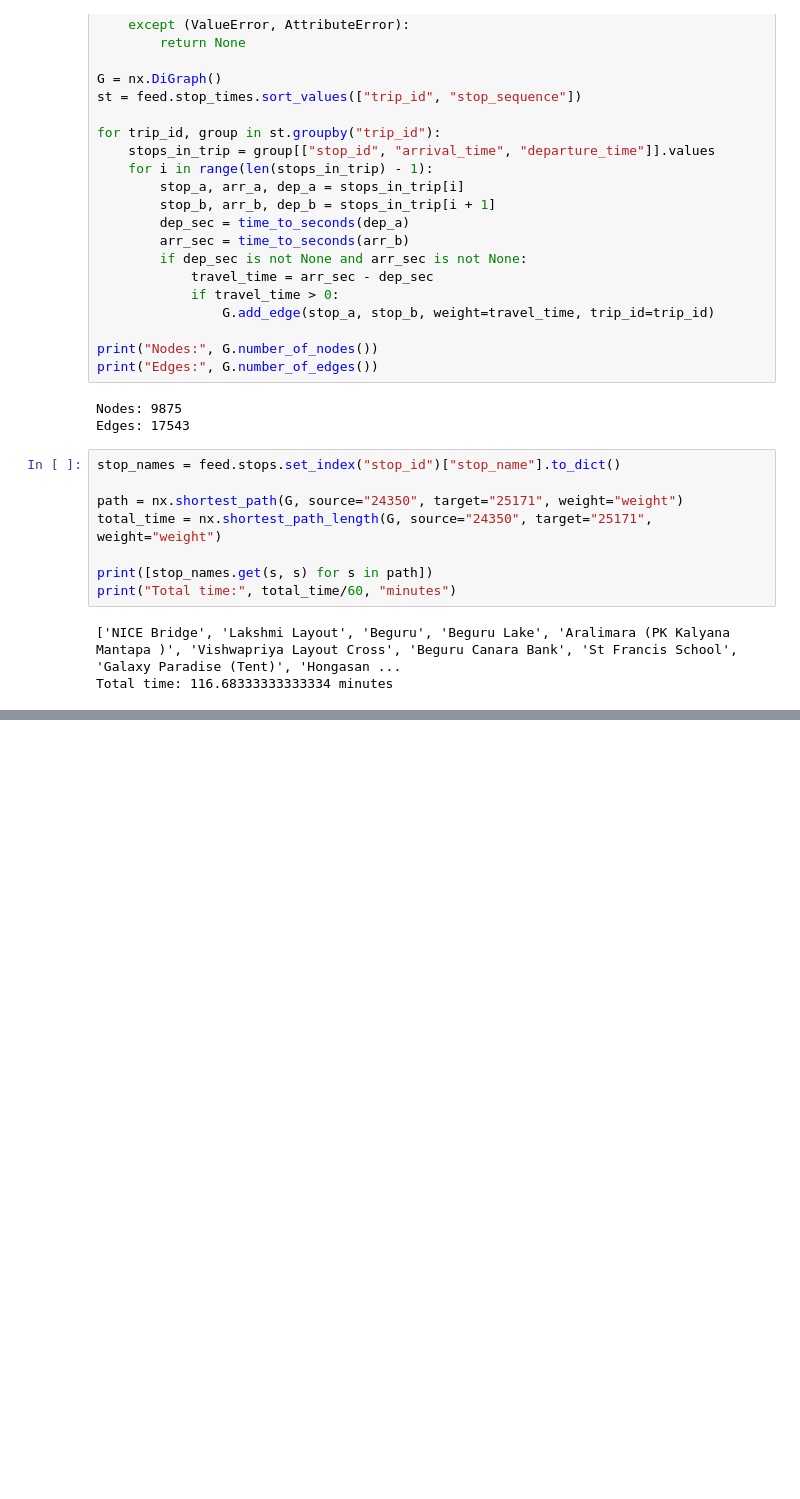
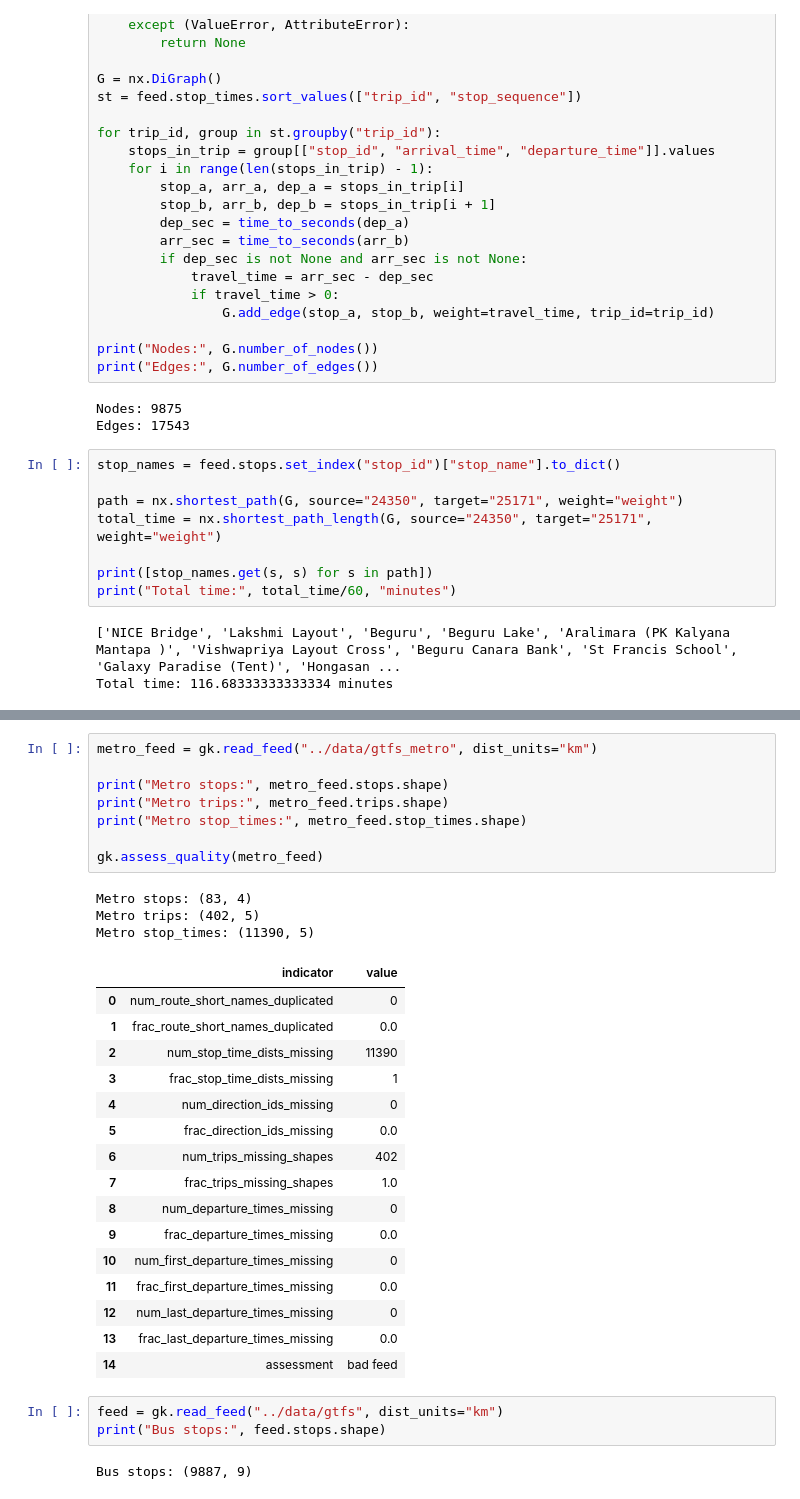
Before and after one commit to samyyuukthaaa/idp_blr, a Jupyter notebook: notebooks/01_explore_gtfs.ipynb, the cells around one changed output, grey strips where cells are left out. Saved outputs shown, nothing was run; the diff lists cells and outputs as text; blank space fills up the shorter version.

```diff
--- a/notebooks/01_explore_gtfs.ipynb
+++ b/notebooks/01_explore_gtfs.ipynb
@@ -68,3 +68,36 @@ m.save("../data/route_map.html")
 m
 # %% [output]
 [interactive output not drawn]
+# %%
+metro_feed = gk.read_feed("../data/gtfs_metro", dist_units="km")
+
+print("Metro stops:", metro_feed.stops.shape)
+print("Metro trips:", metro_feed.trips.shape)
+print("Metro stop_times:", metro_feed.stop_times.shape)
+
+gk.assess_quality(metro_feed)
+# %% [output]
+Metro stops: (83, 4)
+Metro trips: (402, 5)
+Metro stop_times: (11390, 5)
+|  | indicator | value |
+| 0 | num_route_short_names_duplicated | 0 |
+| 1 | frac_route_short_names_duplicated | 0.0 |
+| 2 | num_stop_time_dists_missing | 11390 |
+| 3 | frac_stop_time_dists_missing | 1 |
+| 4 | num_direction_ids_missing | 0 |
+| 5 | frac_direction_ids_missing | 0.0 |
+| 6 | num_trips_missing_shapes | 402 |
+| 7 | frac_trips_missing_shapes | 1.0 |
+| 8 | num_departure_times_missing | 0 |
+| 9 | frac_departure_times_missing | 0.0 |
+| 10 | num_first_departure_times_missing | 0 |
+| 11 | frac_first_departure_times_missing | 0.0 |
+| 12 | num_last_departure_times_missing | 0 |
+| 13 | frac_last_departure_times_missing | 0.0 |
+| 14 | assessment | bad feed |
+# %%
+feed = gk.read_feed("../data/gtfs", dist_units="km")
+print("Bus stops:", feed.stops.shape)
+# %% [output]
+Bus stops: (9887, 9)
```
Also changed, not shown: parts of 2 cells of this notebook, 20 other files.
